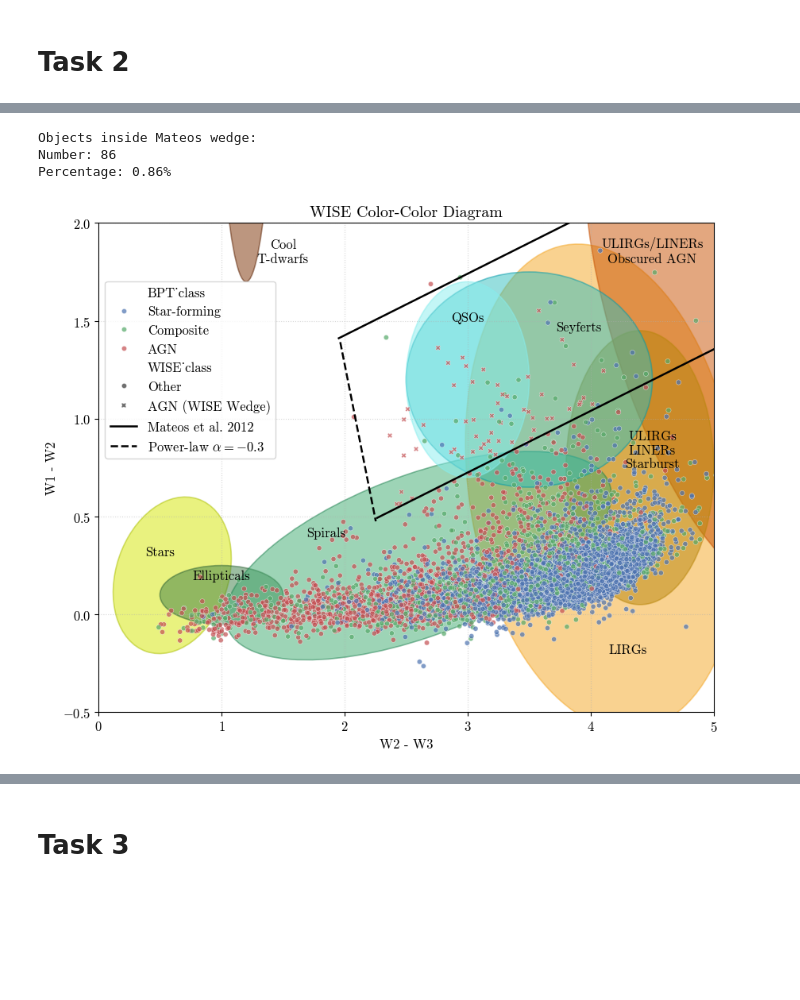
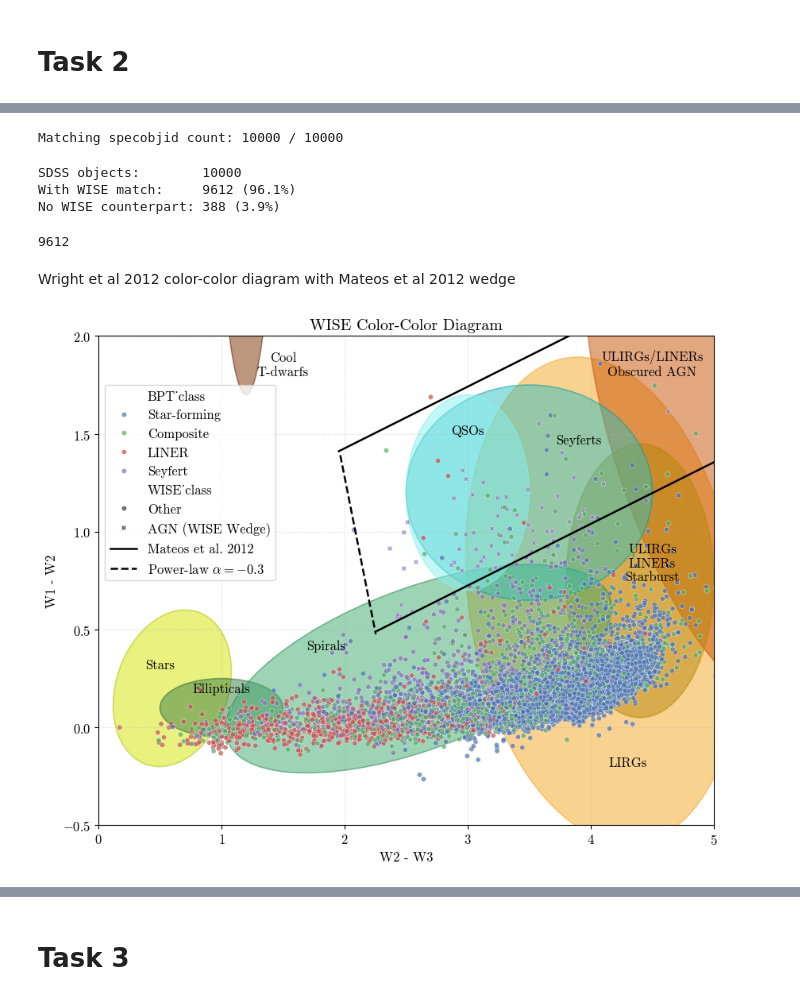
Before and after one commit to IsaacLP/AGN, a Jupyter notebook: project/final_project.ipynb, the cells around one changed output, grey strips where cells are left out. Saved outputs shown, nothing was run; the diff lists cells and outputs as text; code cells hidden in the pictures; blank space fills up the shorter version.

Commit message:
Fixed WiseCross match error; added corrrect tables; updated comments on AGN counts

```diff
--- a/project/final_project.ipynb
+++ b/project/final_project.ipynb
@@ -85,6 +78,7 @@ query = '''
 result = CasJobs.executeQuery(query, context='DR18')
 result.to_csv('agn_sample.csv', index=False)
 # %%
+result = pd.read_csv('agn_sample.csv')
 len(result)
 # %% [output]
 10000
@@ -117,18 +111,20 @@ log_nii = np.log10(result['nii_halpha_ratio'])
 log_oiii = np.log10(result['oiii_hbeta_ratio'])
 below_kauffmann = (log_nii < 0.05) & (log_oiii < kauffmann(log_nii))
 above_kewley    = (log_nii < 0.47) & (log_oiii > kewley(log_nii)) | (log_nii >= 0.47)
-above_schawinski = (log_nii > -0.05) & (log_oiii > schawinski(log_nii))
+above_schawinski = log_oiii > schawinski(log_nii)
 
 sf        = below_kauffmann
 agn       = above_kewley & ~sf
 composite = ~sf & ~agn
+seyfert  = above_kewley & above_schawinski
+liners   = above_kewley & ~above_schawinski
 
 result['BPT_class'] = 'Unclassified'
 result.loc[sf, 'BPT_class'] = 'Star-forming'
 result.loc[agn, 'BPT_class'] = 'AGN'
 result.loc[composite, 'BPT_class'] = 'Composite'
-#result.loc[above_schawinski, 'BPT_class'] = 'Seyfert'
-#result.loc[above_kewley & ~above_schawinski, 'BPT_class'] = 'LINER'
+result.loc[seyfert, 'BPT_class'] = 'Seyfert'
+result.loc[liners, 'BPT_class'] = 'LINER'
 
 plt.figure(figsize=(8,6))
 # Data points
@@ -139,9 +135,6 @@ plt.plot(x_kauf,10**(0.61/(np.log10(x_kauf)-0.05)+1.3), color='k', linestyle='--
 plt.plot(x_kew,10**(0.61/(np.log10(x_kew)-0.47)+1.19), color='k', linestyle=':', label='Kewley et al. 2001')
 plt.plot(x_schaw,10**(1.05*np.log10(x_schaw)+0.45), color='k', linestyle='-.', label='Schawinski et al. 2007')
 
-# Text labels
-plt.text(2,0.3,'LINERs', fontsize=12, ha='center')
-plt.text(0.5,20,'Seyferts', fontsize=12, ha='center')
 
 # Plot settings
 plt.xscale('log')
@@ -206,0 +324,19 @@ Percentage: 13.77%
+# %%
+# Check if the specobjid in result_wise matches the specobjid in result
+matching_ids = set(result['specobjid']).intersection(set(result_wise['specobjid']))
+print(f'Matching specobjid count: {len(matching_ids)} / {len(result)}')
+# %% [output]
+Matching specobjid count: 10000 / 10000
+# %%
+# Calculate how many SDSS objects have a WISE match (non-NaN w1)
+total        = len(result_wise)
+wise_matched = result_wise['w1'].notna().sum()
+no_match     = total - wise_matched
+
+print(f"SDSS objects:        {total}")
+print(f"With WISE match:     {wise_matched} ({wise_matched/total*100:.1f}%)")
+print(f"No WISE counterpart: {no_match} ({no_match/total*100:.1f}%)")
+# %% [output]
+SDSS objects:        10000
+With WISE match:     9612 (96.1%)
+No WISE counterpart: 388 (3.9%)
@@ -207,28 +347,28 @@ Percentage: 13.77%
+# %%
+len(result_clean)
+# %% [output]
+9612
+# %% [markdown]
+Wright et al 2012 color-color diagram with Mateos et al 2012 wedge
 # %%
-# --- Colors from the query output ---
-x = result['w2_w3']   # W2 - W3 [Vega mag]
-y = result['w1_w2']   # W1 - W2 [Vega mag]
+result_clean = pd.read_csv('agn_sample_wise_matched.csv')
+result_clean = result_clean.merge(result[['specobjid', 'BPT_class']], on='specobjid', how='left').reset_index(drop=True) # First merge the BPT and WISE classifications
 
-# --- Mateos+2012 wedge boundaries (converted to magnitude space) ---
+x = result_clean['w2_w3']   # W2 - W3 [Vega mag]
+y = result_clean['w1_w2']   # W1 - W2 [Vega mag]
+
+# Mateos et al 2012 wedge boundaries (converted to magnitude space)
 
 def top_boundary(x):    return  0.315 * x + 0.796
 def bottom_boundary(x): return  0.315 * x - 0.220
 def powerlaw_limit(x):  return -3.172 * x + 7.624
 
-# --- Wedge selection mask --- #
+# Wedge selection mask
 in_wedge = (
     (y <  top_boundary(x))    &   # below top line
     (y >  bottom_boundary(x)) &   # above bottom line
     (y >  powerlaw_limit(x))      # above power-law bottom-left limit
 )
-
-print("Objects inside Mateos wedge:\n"
-      f'Number: {in_wedge.sum()}\n'
-      f'Percentage: {in_wedge.sum() / len(result) * 100:.2f}%')
-# %% [output]
-Objects inside Mateos wedge:
-Number: 86
-Percentage: 0.86%
 # %%
 fig, ax = plt.subplots(figsize=(10,8))
 ax.set_xlim(0, 5)
@@ -263,37 +403,36 @@ for cx, cy, w, h, ang, fc, ec, lbl in blobs:
     ax.add_patch(e)
 
 ax.text(1.5, 1.8, 'Cool\nT-dwarfs', color='k',ha='center')
 ax.text(0.50, 0.30, 'Stars', color='k', ha='center')
 ax.text(1.85, 0.4, 'Spirals', color='k', ha='center')
 ax.text(1.0, 0.18, 'Ellipticals', color='k', ha='center')
 ax.text(3.90, 1.45, 'Seyferts',color='k', ha='center')
 ax.text(3.0, 1.5, 'QSOs', color='k', ha='center')
 ax.text(4.5, 1.8, 'ULIRGs/LINERs\nObscured AGN',color='k', ha='center')
 ax.text(4.5, 0.75, 'ULIRGs\nLINERs\nStarburst',color='k', ha='center')
 ax.text(4.30, -0.20, 'LIRGs', color='k', ha='center')
 
 # Add special marker for objects inside the Mateos wedge and marked as AGN in BPT
-wedge_agn = in_wedge & (result['BPT_class'] == 'AGN')
-
-result['WISE_class'] = 'Other'
-result.loc[wedge_agn, 'WISE_class'] = 'AGN (WISE Wedge)'
+wedge_agn = in_wedge & (result_clean['BPT_class'] == 'Seyfert')
+result_clean['WISE_class'] = 'Other'
+result_clean.loc[wedge_agn, 'WISE_class'] = 'AGN (WISE Wedge)'
 
 # Objects from our sample with BPT classification
-sns.scatterplot(data=result, x='w2_w3', y='w1_w2',hue='BPT_class',style='WISE_class', s=20,alpha=0.7)
+sns.scatterplot(data=result_clean, x='w2_w3', y='w1_w2',hue='BPT_class',style='WISE_class', s=20,alpha=0.7)
 
 # Matteos et al 2012 Wedge boundaries
 x_range = np.linspace(-0.5, 5.5, 500)
 ax.plot(x_range[x_range>1.95], top_boundary(x_range[x_range>1.95]),    'k',  lw=1.8, label='Mateos et al. 2012')
 ax.plot(x_range[x_range>2.26], bottom_boundary(x_range[x_range>2.26]), 'k', lw=1.8)
 ax.plot(x_range[(x_range>1.96) & (x_range<2.26)], powerlaw_limit(x_range[(x_range>1.96) & (x_range<2.26)]),  'k--',  lw=1.8, label=r'Power-law $\alpha = -0.3$')
 
 # Plot settings
 ax.set_ylabel('W1 - W2')
 ax.set_xlabel('W2 - W3')
 ax.set_title('WISE Color-Color Diagram')
 plt.legend(loc='center left', bbox_to_anchor=(0, 0.7))
 plt.grid(True, linestyle=':', alpha=0.5)
 plt.show()
 # %% [output]
-[figure, old version]
+[figure, new version]
 # %%
```
Also changed, not shown: parts of 12 cells of this notebook, 3 other files.
